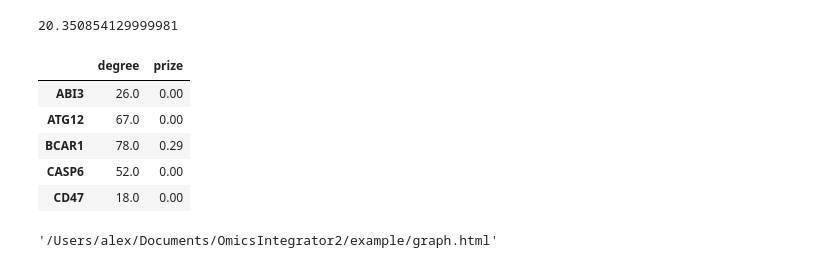
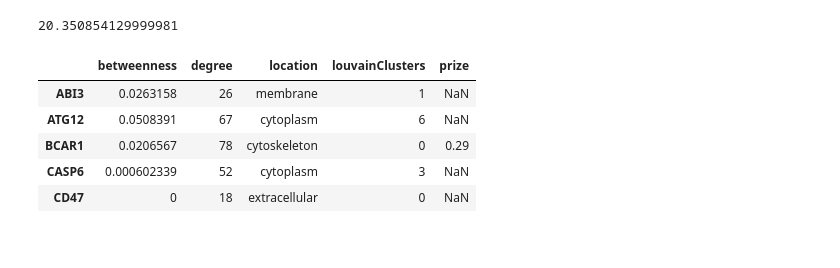
Before and after one commit to fraenkel-lab/OmicsIntegrator2, a Jupyter notebook: example/Example_Usage.ipynb, the cells around one changed output. Saved outputs shown, nothing was run; the diff lists cells and outputs as text; code cells hidden in the pictures.

```diff
--- a/example/Example_Usage.ipynb
+++ b/example/Example_Usage.ipynb
@@ -5,19 +5,17 @@
 import numpy as np
 import pandas as pd
 import networkx as nx
-from matplotlib_venn import venn2
 
 # Use the following lines to test the basic functionality of the package if developing locally:
-import sys
-sys.path.insert(0, "/Users/alex/Documents/OmicsIntegrator2/src")
-from graph import *
+# import sys
+# sys.path.insert(0, "/Users/alex/Documents/OmicsIntegrator2/src")
+# from graph import *
 
-# from OmicsIntegrator import *
+from OmicsIntegrator import *
 
 interactome_file = "/Users/alex/Documents/OmicsIntegrator2/data/iref13.cleaned.connected.tsv"
 prize_file = "/Users/alex/Documents/OmicsIntegrator2/data/prizes.tsv"
-# prize_file = "/Users/alex/Desktop/G3s_prizes_.oi2.prizes"
-graph = Graph(interactome_file, {'a':1000000, 'interactome_is_clean_I_promise':True})
+graph = Graph(interactome_file, {'a':100000000}, skip_checks=True)
 
 graph.prepare_prizes(prize_file)
 # %% [output]
@@ -47,15 +51,11 @@ graph.pcsf_objective_value(forest)
 # %% [output]
 20.350854129999981
 # %%
-get_networkx_graph_as_dataframe_of_nodes(forest).head()
+get_networkx_graph_as_dataframe_of_nodes(augmented_forest).head()
 # %% [output]
-|  | degree | prize |
-| ABI3 | 26.0 | 0.00 |
-| ATG12 | 67.0 | 0.00 |
-| BCAR1 | 78.0 | 0.29 |
-| CASP6 | 52.0 | 0.00 |
-| CD47 | 18.0 | 0.00 |
+|  | betweenness | degree | location | louvainClusters | prize |
+| ABI3 | 0.0263158 | 26 | membrane | 1 | NaN |
+| ATG12 | 0.0508391 | 67 | cytoplasm | 6 | NaN |
+| BCAR1 | 0.0206567 | 78 | cytoskeleton | 0 | 0.29 |
+| CASP6 | 0.000602339 | 52 | cytoplasm | 3 | NaN |
+| CD47 | 0 | 18 | extracellular | 0 | NaN |
-# %%
-output_networkx_graph_as_interactive_html(augmented_forest, '.')
-# %% [output]
-'/Users/alex/Documents/OmicsIntegrator2/example/graph.html'
```
Also changed, not shown: parts of 4 cells of this notebook, 6 other files.
